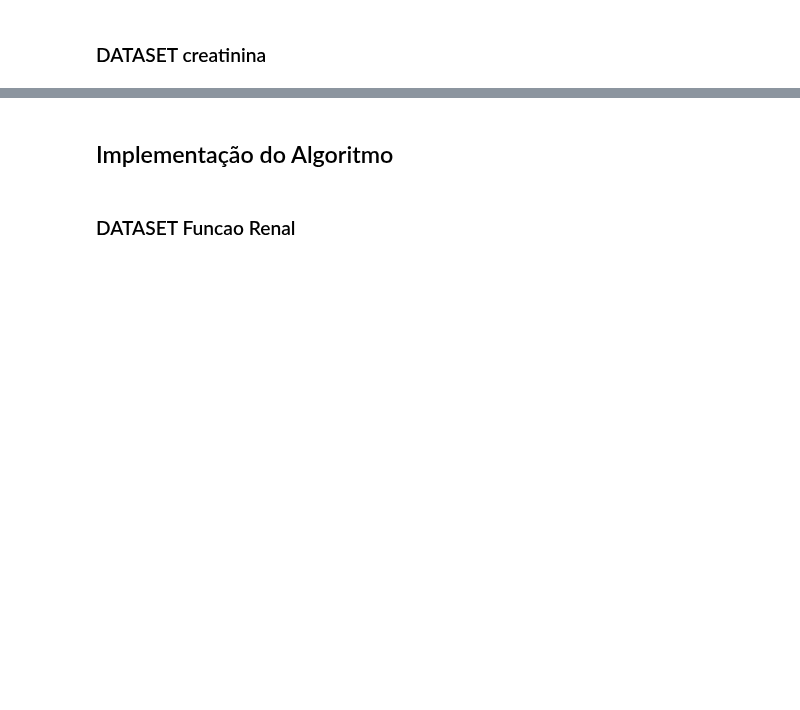
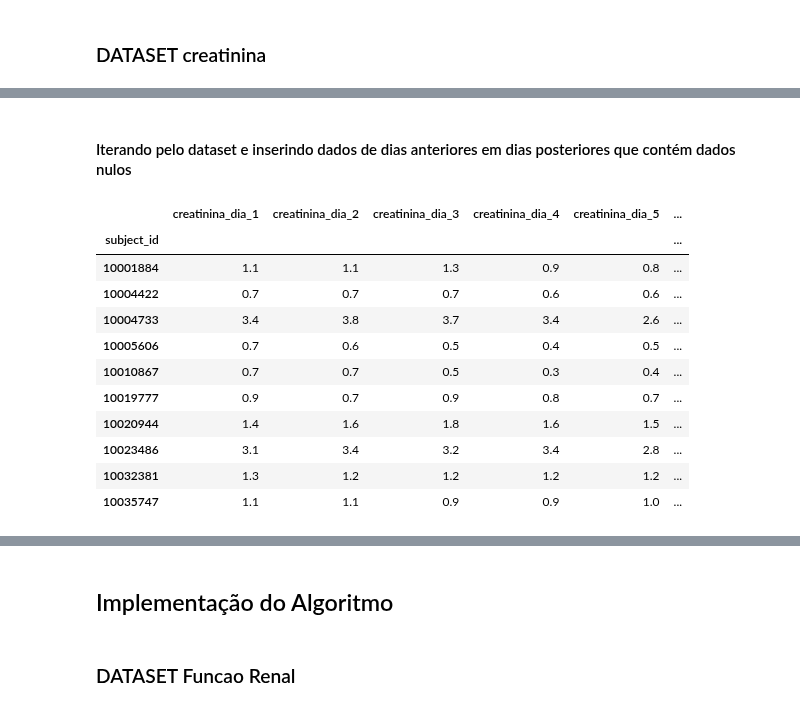
Before and after one commit to igorssant/TCC-Comparacao-de-Modelos-de-ML-nao-Supervisionados, a Jupyter notebook: src/meanshift.ipynb, the cells around one changed output, grey strips where cells are left out. Saved outputs shown, nothing was run; the diff lists cells and outputs as text; code cells hidden in the pictures; blank space fills up the shorter version.

```diff
--- a/src/meanshift.ipynb
+++ b/src/meanshift.ipynb
@@ -329,0 +327,3 @@ X_train, X_test = train_test_split(df_creatinina_sem_nulos, test_size = 0.3, ran
+# %%
+novo_df_creatinina_tratado = deletar_valores_absurdos(df_creatinina, df_creatinina.max().max())
+novo_df_creatinina_tratado.max()
@@ -329,0 +339,18 @@ X_train, X_test = train_test_split(df_creatinina_sem_nulos, test_size = 0.3, ran
+# %% [markdown]
+#### Iterando pelo dataset e inserindo dados de dias anteriores em dias posteriores que contém dados nulos
+# %%
+novo_df_creatinina_tratado = preencher_valores_faltantes_linha(novo_df_creatinina_tratado)
+novo_df_creatinina_tratado.head(10)
+# %% [output]
+|  | creatinina_dia_1 | creatinina_dia_2 | creatinina_dia_3 | creatinina_dia_4 | creatinina_dia_5 | ... |
+| subject_id |  |  |  |  |  | ... |
+| 10001884 | 1.1 | 1.1 | 1.3 | 0.9 | 0.8 | ... |
+| 10004422 | 0.7 | 0.7 | 0.7 | 0.6 | 0.6 | ... |
+| 10004733 | 3.4 | 3.8 | 3.7 | 3.4 | 2.6 | ... |
+| 10005606 | 0.7 | 0.6 | 0.5 | 0.4 | 0.5 | ... |
+| 10010867 | 0.7 | 0.7 | 0.5 | 0.3 | 0.4 | ... |
+| 10019777 | 0.9 | 0.7 | 0.9 | 0.8 | 0.7 | ... |
+| 10020944 | 1.4 | 1.6 | 1.8 | 1.6 | 1.5 | ... |
+| 10023486 | 3.1 | 3.4 | 3.2 | 3.4 | 2.8 | ... |
+| 10032381 | 1.3 | 1.2 | 1.2 | 1.2 | 1.2 | ... |
+| 10035747 | 1.1 | 1.1 | 0.9 | 0.9 | 1.0 | ... |
```
Also changed, not shown: parts of 25 cells of this notebook, 2 other files.
